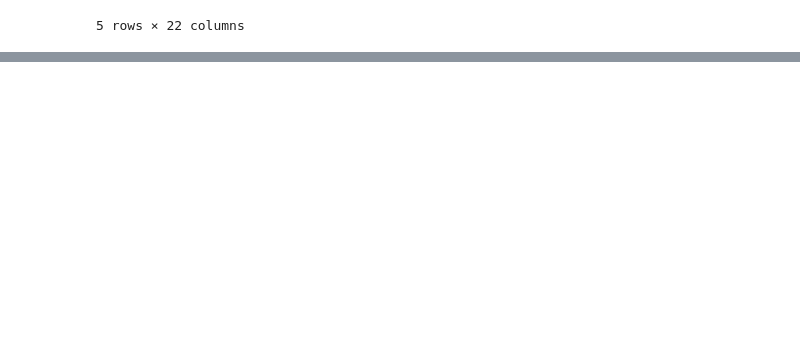
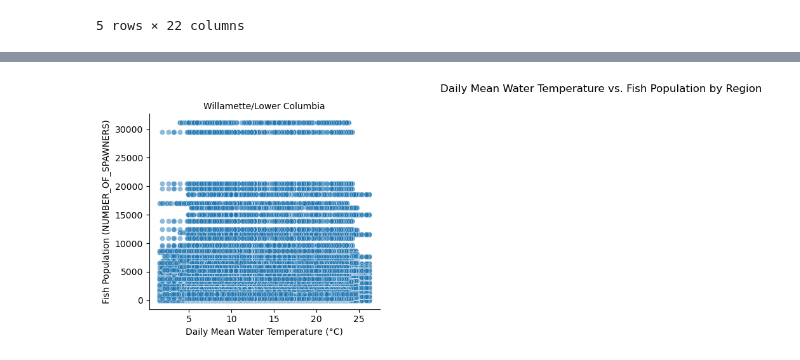
Before and after one commit to jackthomas1430/Project_3_Fish, a Jupyter notebook: fish-notebook.ipynb, the cells around one changed output, grey strips where cells are left out. Saved outputs shown, nothing was run; the diff lists cells and outputs as text; code cells hidden in the pictures; blank space fills up the shorter version.

```diff
--- a/fish-notebook.ipynb
+++ b/fish-notebook.ipynb
@@ -142,0 +190,11 @@ KeyboardInterrupt:
+# %%
+import seaborn as sns
+
+g = sns.FacetGrid(merged_data, col="REGION", col_wrap=4, height=4)
+g.map(sns.scatterplot, "DAILY_MEAN_WATER_TEMP", "NUMBER_OF_SPAWNERS", alpha=0.5)
+g.set_axis_labels("Daily Mean Water Temperature (°C)", "Fish Population (NUMBER_OF_SPAWNERS)")
+g.set_titles("{col_name}")
+g.fig.suptitle('Daily Mean Water Temperature vs. Fish Population by Region', y=1.03)
+plt.show()
+# %% [output]
+[figure, added]
```
Also changed, not shown: parts of 12 cells of this notebook.
